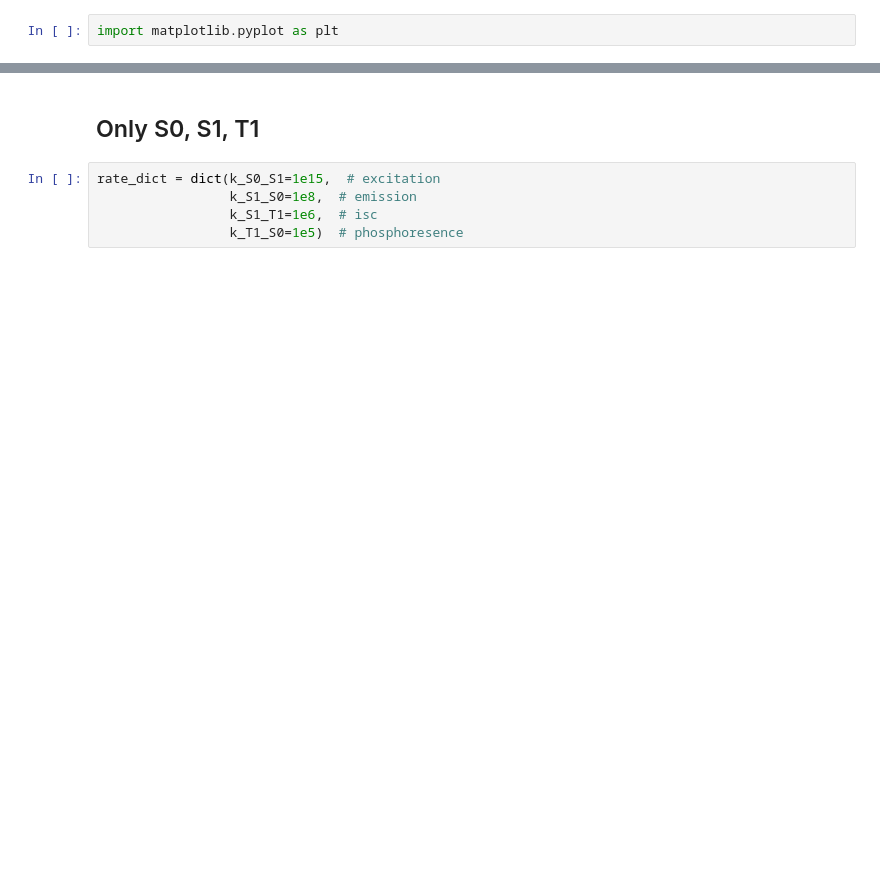
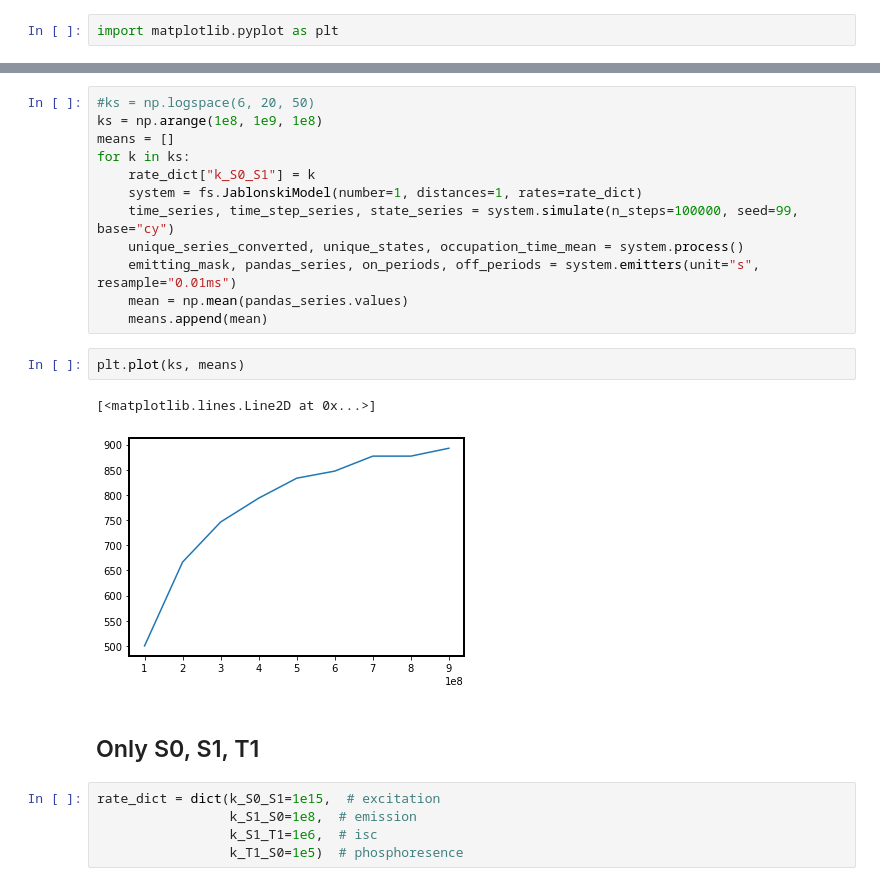
Before and after one commit to super-resolution/Fluopy, a Jupyter notebook: notebooks/INT_1_fluorophore.ipynb, the cells around one changed output, grey strips where cells are left out. Drawn from its saved outputs; the diff is of its cells as text; blank space fills up the shorter version.

```diff
--- a/notebooks/INT_1_fluorophore.ipynb
+++ b/notebooks/INT_1_fluorophore.ipynb
@@ -54,3 +57,20 @@ plt.xscale("log")
+# %%
+#ks = np.logspace(6, 20, 50)
+ks = np.arange(1e8, 1e9, 1e8)
+means = []
+for k in ks:
+    rate_dict["k_S0_S1"] = k
+    system = fs.JablonskiModel(number=1, distances=1, rates=rate_dict)
+    time_series, time_step_series, state_series = system.simulate(n_steps=100000, seed=99, base="cy")
+    unique_series_converted, unique_states, occupation_time_mean = system.process()
+    emitting_mask, pandas_series, on_periods, off_periods = system.emitters(unit="s", resample="0.01ms")
+    mean = np.mean(pandas_series.values)
+    means.append(mean)
+# %%
+plt.plot(ks, means)
+# %% [output]
+[<matplotlib.lines.Line2D at 0x...>]
+[figure, added]
 # %% [markdown]
 ## Only S0, S1, T1
 # %%
```
Also changed, not shown: parts of 7 cells of this notebook, 5 other files.
